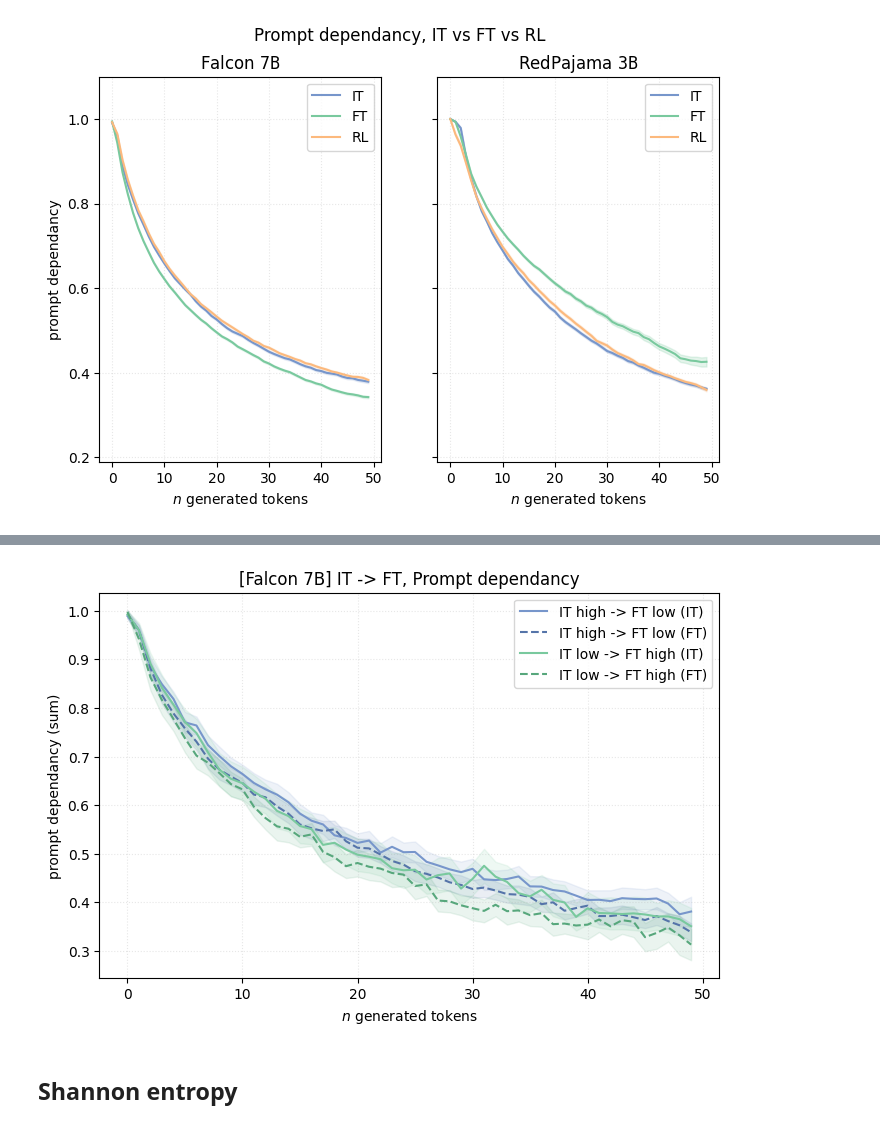
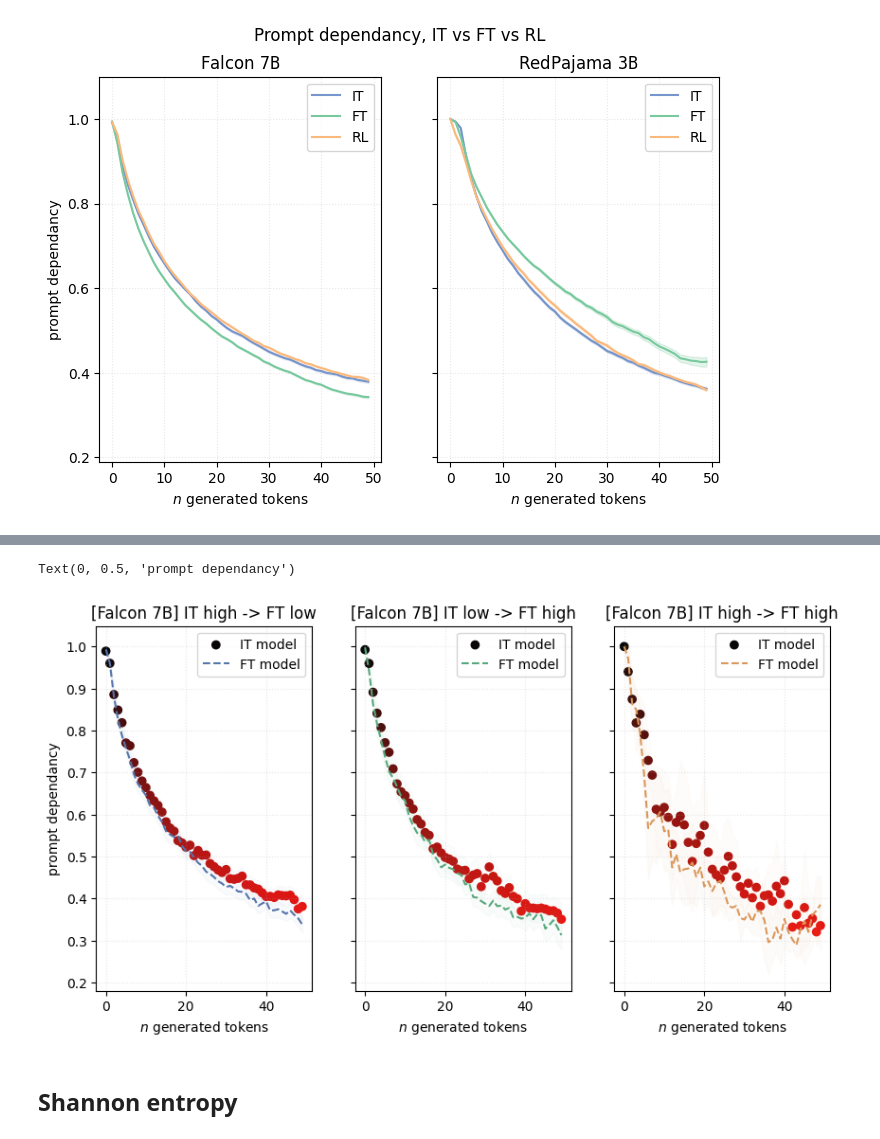
Before and after one commit to DanielSc4/MSc-Thesis, a Jupyter notebook: plots code/plots.ipynb, the cells around one changed output, grey strips where cells are left out. Cells and saved outputs as stored; diff of their text form; code cells hidden in the pictures.

Commit message:
Update plot complicato

```diff
--- a/plots code/plots.ipynb
+++ b/plots code/plots.ipynb
@@ -266,5 +358,6 @@ with open('./data/interpretability/lbls_redpajama.pkl', 'rb') as handle:
 # %%
-fig, ax = plt.subplots(figsize = (8, 5))
+from matplotlib.collections import LineCollection
+
 
 #### parameters
 model_name = 'Falcon 7B'
@@ -275,59 +368,66 @@ first_key, second_key = 'IT', 'FT'
 from_to = [
     ('high', 'low'),
     ('low', 'high'),
+    ('high', 'high'),
 ]
+fig, axs = plt.subplots(figsize = (10, 5), ncols=len(from_to), sharey=True)
 
-ax.set_title(f'[{model_name}] {first_key} -> {second_key}, Prompt dependancy')
+# ax.set_title(f'[{model_name}] {first_key} -> {second_key}, Prompt dependancy')
 
-for color_s, (start, end) in zip(diversity_palette_ord, from_to):
+for color_s, (start, end), ax in zip(diversity_palette_ord, from_to, axs):
+    ax.set_title(f'[{model_name}] {first_key} {start} -> {second_key} {end}')
     indexes = ((lbls[first_key] == start) & (lbls[second_key] == end)).flatten()
 
     ## first line (start)
     d = deps[first_key][indexes]
     avgs = aggregation_fun(d, axis = 0)
-    ax.plot(
-        np.arange(0, len(avgs)),
+    x = np.arange(0, len(avgs))
+    cols = np.linspace(0,1,len(x))
+    ax.scatter(
+        x,
         avgs,
-        label = f'{first_key} {start} -> {second_key} {end} ({first_key})',
-        color = color_s,
+        label = f'{first_key} model',
+        color = gradient_cmap(avgs) #color_s,
     )
     offsets = _get_offsets_ci(d)
     ax.fill_between(
         np.arange(0, len(avgs)),
         (avgs - offsets),
         (avgs + offsets),
-        color = color_s, alpha = .12,
+        color = color_s, alpha = .03,
     )
     ## second line (end)
     color_e = cg.rgb_to_hex(     # getting (two times) darker color
         *cg.darker(*cg.darker(
             *cg.hex_to_rgb(color_s)
         ))
     )
     d = deps[second_key][indexes]
     avgs = aggregation_fun(d, axis = 0)
     ax.plot(
         np.arange(0, len(avgs)),
         avgs,
-        label = f'{first_key} {start} -> {second_key} {end} ({second_key})',
+        label = f'{second_key} model',
         color = color_e,
         ls = '--',
     )
 
     offsets = _get_offsets_ci(d)
     ax.fill_between(
         np.arange(0, len(avgs)),
         (avgs - offsets),
         (avgs + offsets),
-        color = color_e, alpha = .12,
+        color = color_e, alpha = .03,
     )
 
-ax.set_xlabel(r'$n$ generated tokens')
-ax.set_ylabel('prompt dependancy (sum)')
-ax.legend()
-ax.grid(alpha = .3, linestyle = ':')
+    ax.set_xlabel(r'$n$ generated tokens')
+    ax.legend()
+    ax.grid(alpha = .3, linestyle = ':')
+
+axs[0].set_ylabel('prompt dependancy')
 # %% [output]
+Text(0, 0.5, 'prompt dependancy')
-[figure, old version]
+[figure, new version]
 # %% [markdown]
 ## Shannon entropy
 # %%
```
Also changed, not shown: parts of 2 cells of this notebook, 1 other file.
